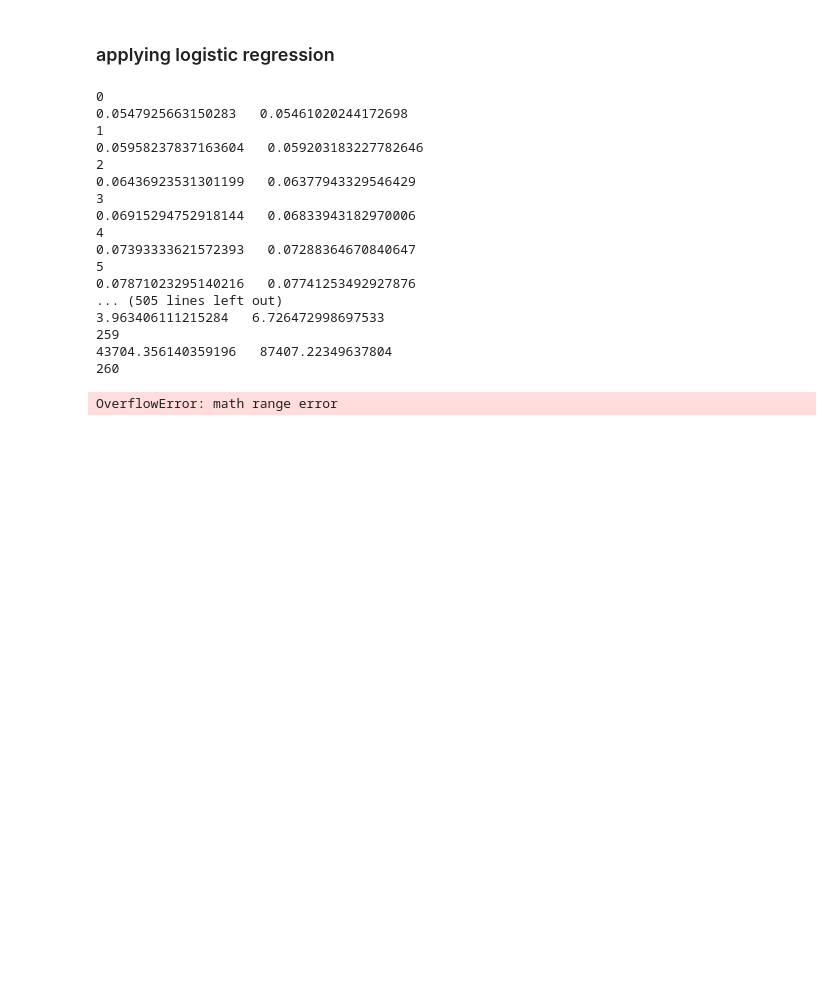
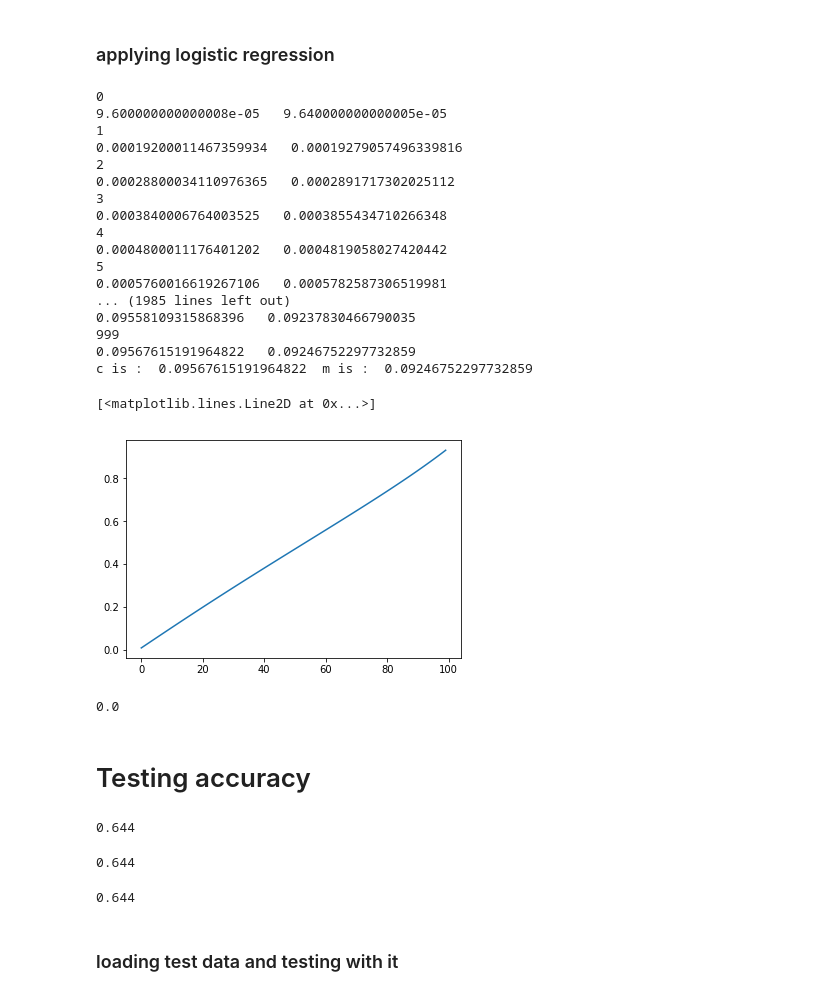
Before and after one commit to devyanigeca/Holiday_Work, a Jupyter notebook: dont-overfit-ii/Dont_overfit_01.ipynb, the cells around one changed output. Saved outputs shown, nothing was run; the diff lists cells and outputs as text; code cells hidden in the pictures; blank space fills up the shorter version.

```diff
--- a/dont-overfit-ii/Dont_overfit_01.ipynb
+++ b/dont-overfit-ii/Dont_overfit_01.ipynb
@@ -43,7 +43,7 @@ plt.scatter(df['0'],df['target'])
     cost func : -1/N * Sum( yi(logH) + (1-yi)(1-logH) )
 
 """
-
+y=[]
 def findit(m,c,lr,ip,tr):
     ctheta = 0
     mtheta = 0
@@ -53,13 +53,14 @@ def findit(m,c,lr,ip,tr):
     c = c - lr * ctheta
     m = m - lr * mtheta
     print(c," ",m)
+    y.append(c)
     return (c,m)
 
 def logfunc(ip,tr):
-    m = 0.05
-    c = 0.05
-    lr = 0.0025
-    for i in range(500):
+    m = 0
+    c = 0
+    lr = 0.00005
+    for i in range(1000):
         print(i)
         cnew ,mnew = findit(m,c,lr,ip,tr)
         c = cnew
@@ -69,20 +70,62 @@ def logfunc(ip,tr):
 logfunc(df['0'],df['target'])
 # %% [output]
 0
-0.0547925663150283   0.05461020244172698
+9.600000000000008e-05   9.640000000000005e-05
 1
-0.05958237837163604   0.059203183227782646
+0.00019200011467359934   0.00019279057496339816
 2
-0.06436923531301199   0.06377943329546429
+0.00028800034110976365   0.0002891717302025112
 3
-0.06915294752918144   0.06833943182970006
+0.0003840006764003525   0.0003855434710266348
 4
-0.07393333621572393   0.07288364670840647
+0.0004800011176401202   0.0004819058027420442
 5
-0.07871023295140216   0.07741253492927876
-... (505 lines left out)
-3.963406111215284   6.726472998697533
-259
-43704.356140359196   87407.22349637804
-260
+0.0005760016619267106   0.0005782587306519981
+... (1985 lines left out)
+0.09558109315868396   0.09237830466790035
+999
+0.09567615191964822   0.09246752297732859
+c is :  0.09567615191964822  m is :  0.09246752297732859
-OverflowError: math range error
+# %%
+plt.plot(y)
+# %% [output]
+[<matplotlib.lines.Line2D at 0x...>]
+[figure, added]
+# %%
+1//(1+math.exp(-(0.0953*1.081+0.0977)))
+# %% [output]
+0.0
+# %% [markdown]
+# Testing accuracy
+# %%
+correct=0
+ip = df['0']
+tx = df['target']
+for i in range(len(ip)):
+    if (round(1/(1+math.exp(-(0.0953*int(ip[i])+0.0977))))) == int(tx[i]):
+        correct = correct+1
+print(correct/len(ip))
+# %% [output]
+0.644
+# %%
+correct=0
+ip = df['0']
+tx = df['target']
+for i in range(len(ip)):
+    if (round(1/(1+math.exp(-(0.179*int(ip[i])+0.189))))) == int(tx[i]):
+        correct = correct+1
+print(correct/len(ip))
+# %% [output]
+0.644
+# %%
+correct=0
+ip = df['0']
+tx = df['target']
+for i in range(len(ip)):
+    if (round(1/(1+math.exp(-(0.0924*int(ip[i])+0.0956))))) == int(tx[i]):
+        correct = correct+1
+print(correct/len(ip))
+# %% [output]
+0.644
+# %% [markdown]
+### loading test data and testing with it
```
Also changed, not shown: parts of 4 cells of this notebook, 8 other files.
